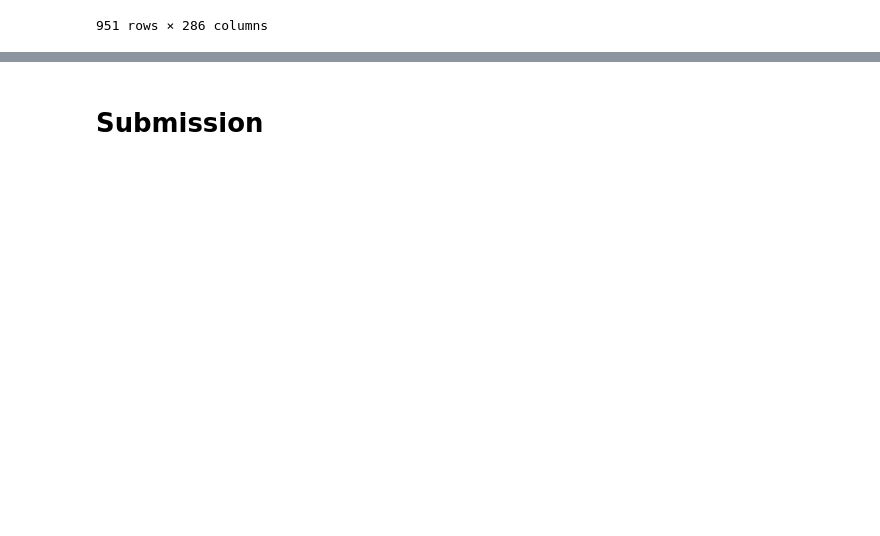
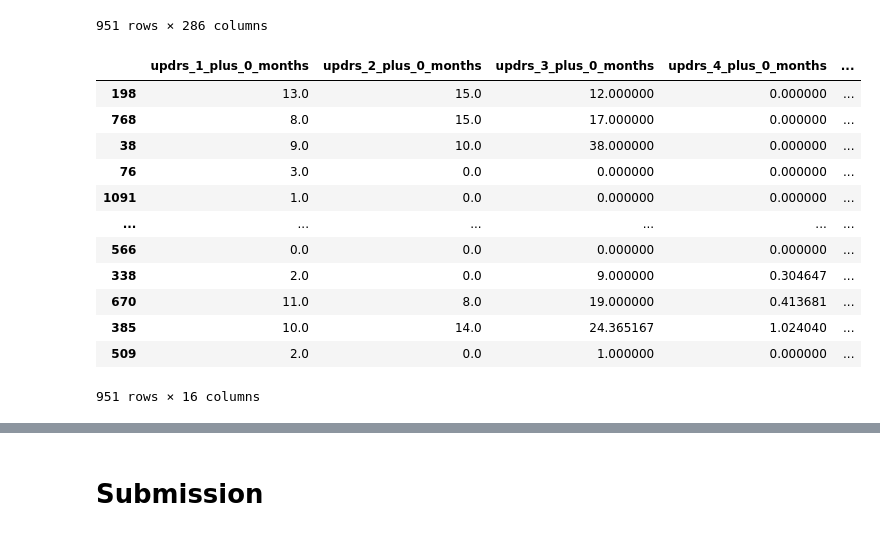
Before and after one commit to hyguozz/blog, a Jupyter notebook: amp-prot-peptide-network-deeplearning.ipynb, the cells around one changed output, grey strips where cells are left out. Drawn from its saved outputs; the diff is of its cells as text; code cells hidden in the pictures; blank space fills up the shorter version.

```diff
--- a/amp-prot-peptide-network-deeplearning.ipynb
+++ b/amp-prot-peptide-network-deeplearning.ipynb
@@ -616,6 +592,22 @@ train_df
 | 385 | -1.338288 | -2.409557 | -1.717633 | 0.944536 | -4.807705 | -7.701648 | 11.383068 | 0.985466 | -0.020211 | 1.103194 | ... | ... |
 | 509 | -0.715747 | 0.586517 | -1.111397 | -1.100523 | 0.266096 | -0.003640 | 0.084430 | -0.044168 | -0.503309 | -0.549411 | ... | ... |
 951 rows × 286 columns
+# %%
+train_df.iloc[:, -16:]
+# %% [output]
+|  | updrs_1_plus_0_months | updrs_2_plus_0_months | updrs_3_plus_0_months | updrs_4_plus_0_months | ... |
+| 198 | 13.0 | 15.0 | 12.000000 | 0.000000 | ... |
+| 768 | 8.0 | 15.0 | 17.000000 | 0.000000 | ... |
+| 38 | 9.0 | 10.0 | 38.000000 | 0.000000 | ... |
+| 76 | 3.0 | 0.0 | 0.000000 | 0.000000 | ... |
+| 1091 | 1.0 | 0.0 | 0.000000 | 0.000000 | ... |
+| ... | ... | ... | ... | ... | ... |
+| 566 | 0.0 | 0.0 | 0.000000 | 0.000000 | ... |
+| 338 | 2.0 | 0.0 | 9.000000 | 0.304647 | ... |
+| 670 | 11.0 | 8.0 | 19.000000 | 0.413681 | ... |
+| 385 | 10.0 | 14.0 | 24.365167 | 1.024040 | ... |
+| 509 | 2.0 | 0.0 | 1.000000 | 0.000000 | ... |
+951 rows × 16 columns
 # %%
 from tensorflow.keras.optimizers import Adam
 X_train = train_df.iloc[:, :-16].astype(float)  # select all columns except the last 16
```
Also changed, not shown: parts of 8 cells of this notebook.
